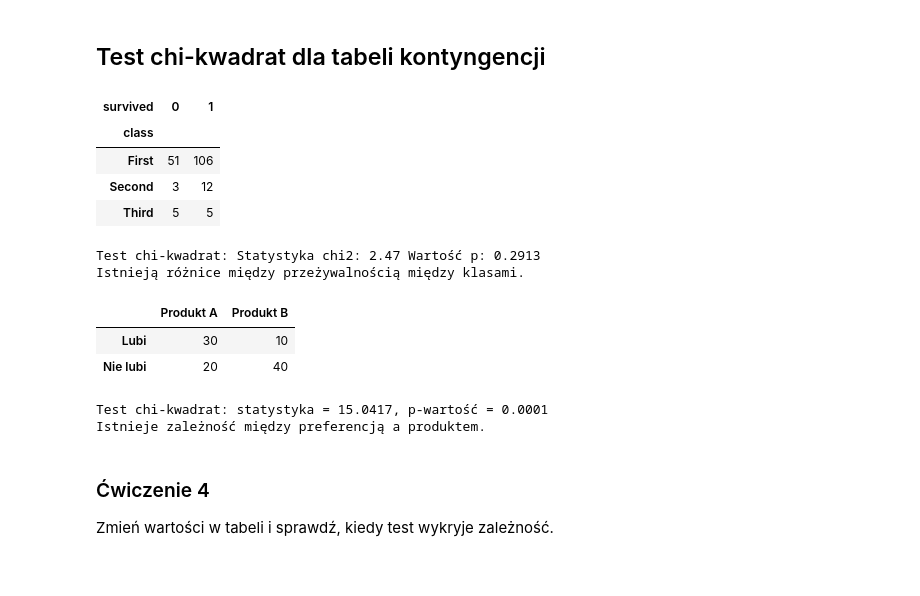
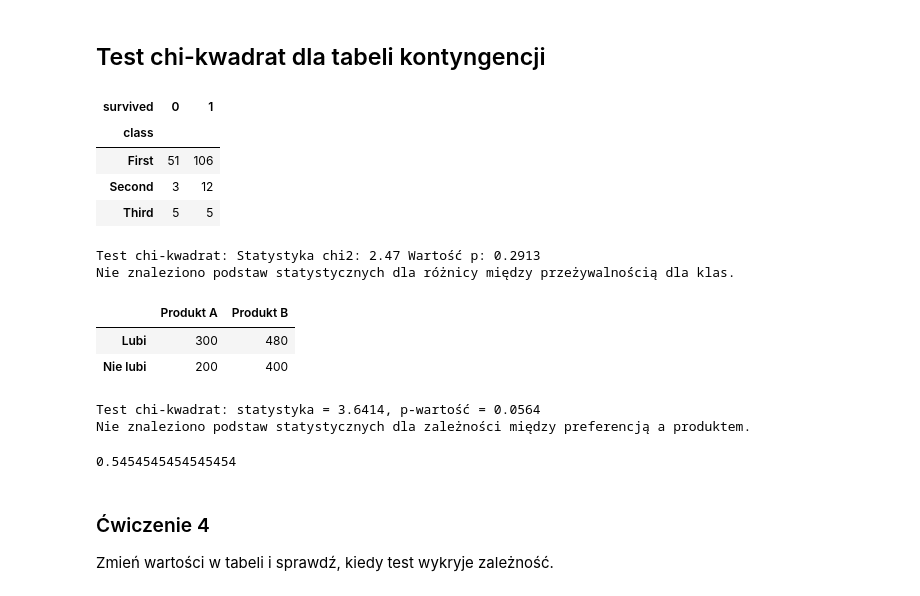
Before and after one commit to annlyd1986/labaJDA, a Jupyter notebook: codes/Laba26.ipynb, the cells around one changed output. Cells and saved outputs as stored; diff of their text form; code cells hidden in the pictures.

```diff
--- a/codes/Laba26.ipynb
+++ b/codes/Laba26.ipynb
@@ -111,12 +113,13 @@ titanic = sns.load_dataset("titanic").dropna()
 # Tworzenie tabeli kontyngencji (ile osób przeżyło w każdej klasie)
 contingency_table = pd.crosstab(titanic["class"], titanic["survived"])
 display(contingency_table)
-# Test chi-kwadrat
+## Test chi-kwadrat
 chi2_stat, p_value, dof, expected = stats.chi2_contingency(contingency_table)
+# _, p_value, _, _ = stats.chi2_contingency(contingency_table) # jeżeli nie chcesz wszystkich return wartości
 
 print(f"Test chi-kwadrat: Statystyka chi2: {chi2_stat:.2f} Wartość p: {p_value:.4f}")
 
-if p_val < alpha:
+if p_value < alpha:
     print("Istnieją różnice między przeżywalnością między klasami.")
 else:
     print("Nie znaleziono podstaw statystycznych dla różnicy między przeżywalnością dla klas.")
@@ -127,26 +130,31 @@ else:
 | Second | 3 | 12 |
 | Third | 5 | 5 |
 Test chi-kwadrat: Statystyka chi2: 2.47 Wartość p: 0.2913
-Istnieją różnice między przeżywalnością między klasami.
+Nie znaleziono podstaw statystycznych dla różnicy między przeżywalnością dla klas.
 # %%
-data = pd.DataFrame(np.array([[30, 10], [20, 40]]) )
+data = pd.DataFrame(np.array([[300, 480], [200, 400]]) )
 data.columns = ['Produkt A', 'Produkt B']
 data.index = ['Lubi', 'Nie lubi']
 display(data)
 
 chi2_stat, p_val, dof, expected = stats.chi2_contingency(pd.DataFrame(data))
 print(f"Test chi-kwadrat: statystyka = {chi2_stat:.4f}, p-wartość = {p_val:.4f}")
 
 if p_val < alpha:
     print("Istnieje zależność między preferencją a produktem.")
 else:
     print("Nie znaleziono podstaw statystycznych dla zależności między preferencją a produktem.")
 # %% [output]
 |  | Produkt A | Produkt B |
-| Lubi | 30 | 10 |
-| Nie lubi | 20 | 40 |
+| Lubi | 300 | 480 |
+| Nie lubi | 200 | 400 |
-Test chi-kwadrat: statystyka = 15.0417, p-wartość = 0.0001
-Istnieje zależność między preferencją a produktem.
+Test chi-kwadrat: statystyka = 3.6414, p-wartość = 0.0564
+Nie znaleziono podstaw statystycznych dla zależności między preferencją a produktem.
+# %%
+k = 480
+k/(400+k)
+# %% [output]
+0.5454545454545454
 # %% [markdown]
 ### Ćwiczenie 4
 Zmień wartości w tabeli i sprawdź, kiedy test wykryje zależność.
```
Also changed, not shown: parts of 9 cells of this notebook, 1 other file.
